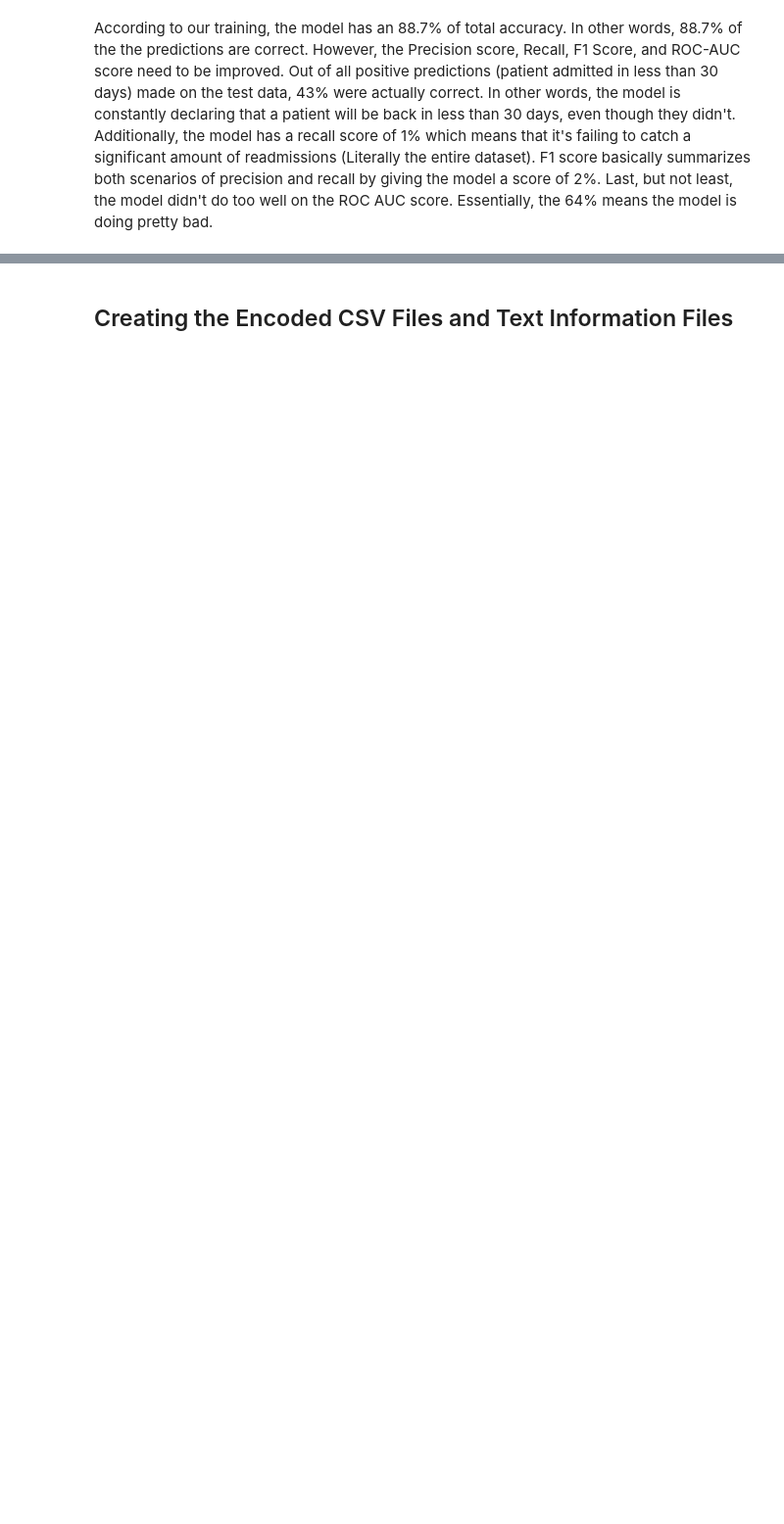
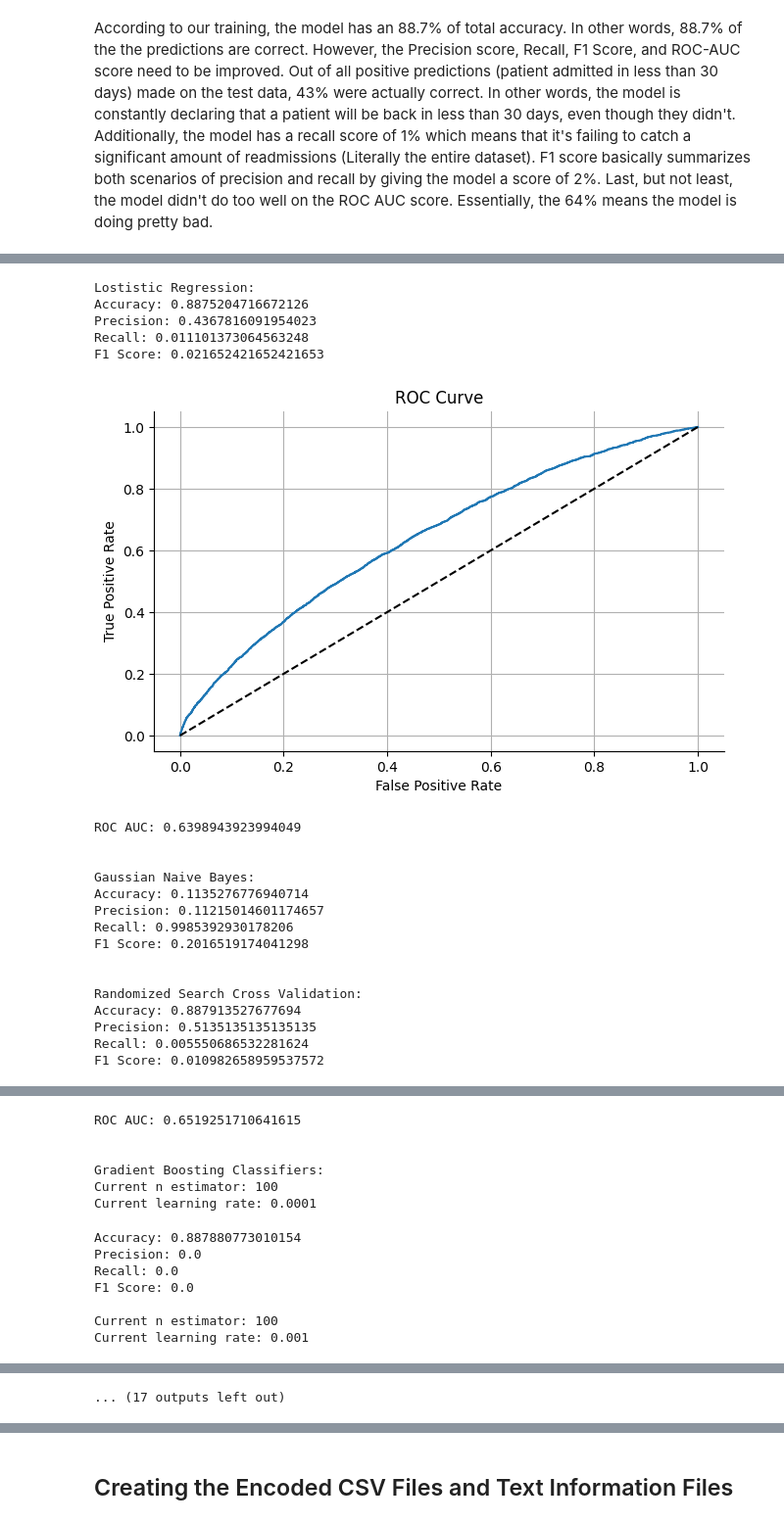
Before and after one commit to arunachalesh58/readmission-for-diabetes-patients, a Jupyter notebook: jupyter-nb-space/COMP-641-GroupProject.ipynb, the cells around one changed output, grey strips where cells are left out. Shown at 98% size. Saved outputs shown, nothing was run; the diff lists cells and outputs as text; code cells hidden in the pictures; blank space fills up the shorter version.

```diff
--- a/jupyter-nb-space/COMP-641-GroupProject.ipynb
+++ b/jupyter-nb-space/COMP-641-GroupProject.ipynb
@@ -1769,0 +2292,24 @@ According to our training, the model has an 88.7% of total accuracy. In other wo
+# %%
+run_models_non_SVM(run_min_max_scaler(X), y, param_dist, Cs, list_of_alphas)
+# %% [output]
+Lostistic Regression:
+Accuracy: 0.8875204716672126
+Precision: 0.4367816091954023
+Recall: 0.011101373064563248
+F1 Score: 0.021652421652421653
+[figure, added]
+ROC AUC: 0.6398943923994049
+
+
+Gaussian Naive Bayes:
+Accuracy: 0.1135276776940714
+Precision: 0.11215014601174657
+Recall: 0.9985392930178206
+F1 Score: 0.2016519174041298
+
+
+Randomized Search Cross Validation:
+Accuracy: 0.887913527677694
+Precision: 0.5135135135135135
+Recall: 0.005550686532281624
+F1 Score: 0.010982658959537572
@@ -1769,0 +2317,13 @@ According to our training, the model has an 88.7% of total accuracy. In other wo
+ROC AUC: 0.6519251710641615
+
+
+Gradient Boosting Classifiers:
+Current n estimator: 100
+Current learning rate: 0.0001
+Accuracy: 0.887880773010154
+Precision: 0.0
+Recall: 0.0
+F1 Score: 0.0
+
+Current n estimator: 100
+Current learning rate: 0.001
@@ -1769,0 +2400 @@ According to our training, the model has an 88.7% of total accuracy. In other wo
+... (17 outputs left out)
```
Also changed, not shown: parts of 39 cells of this notebook.
